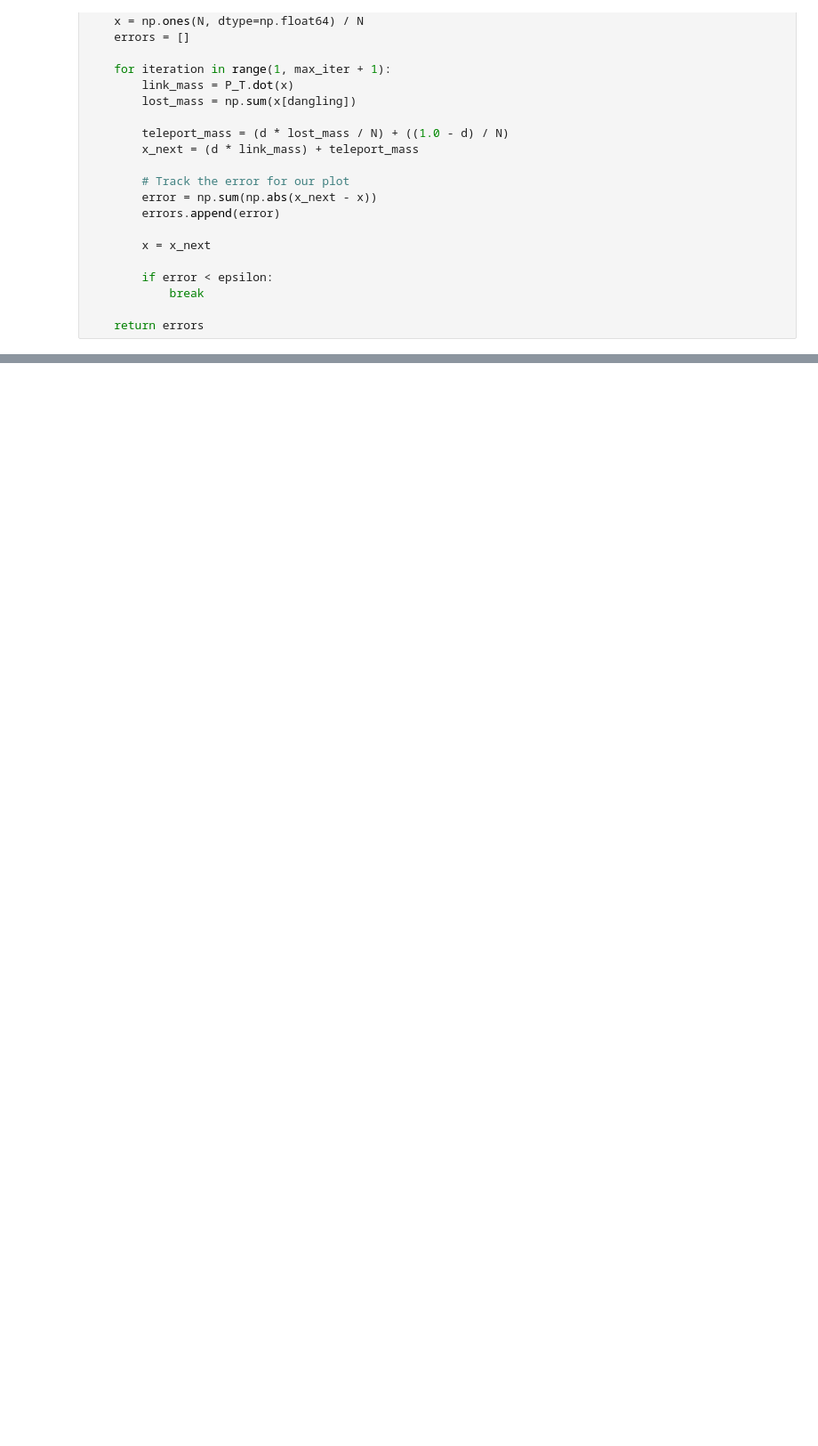
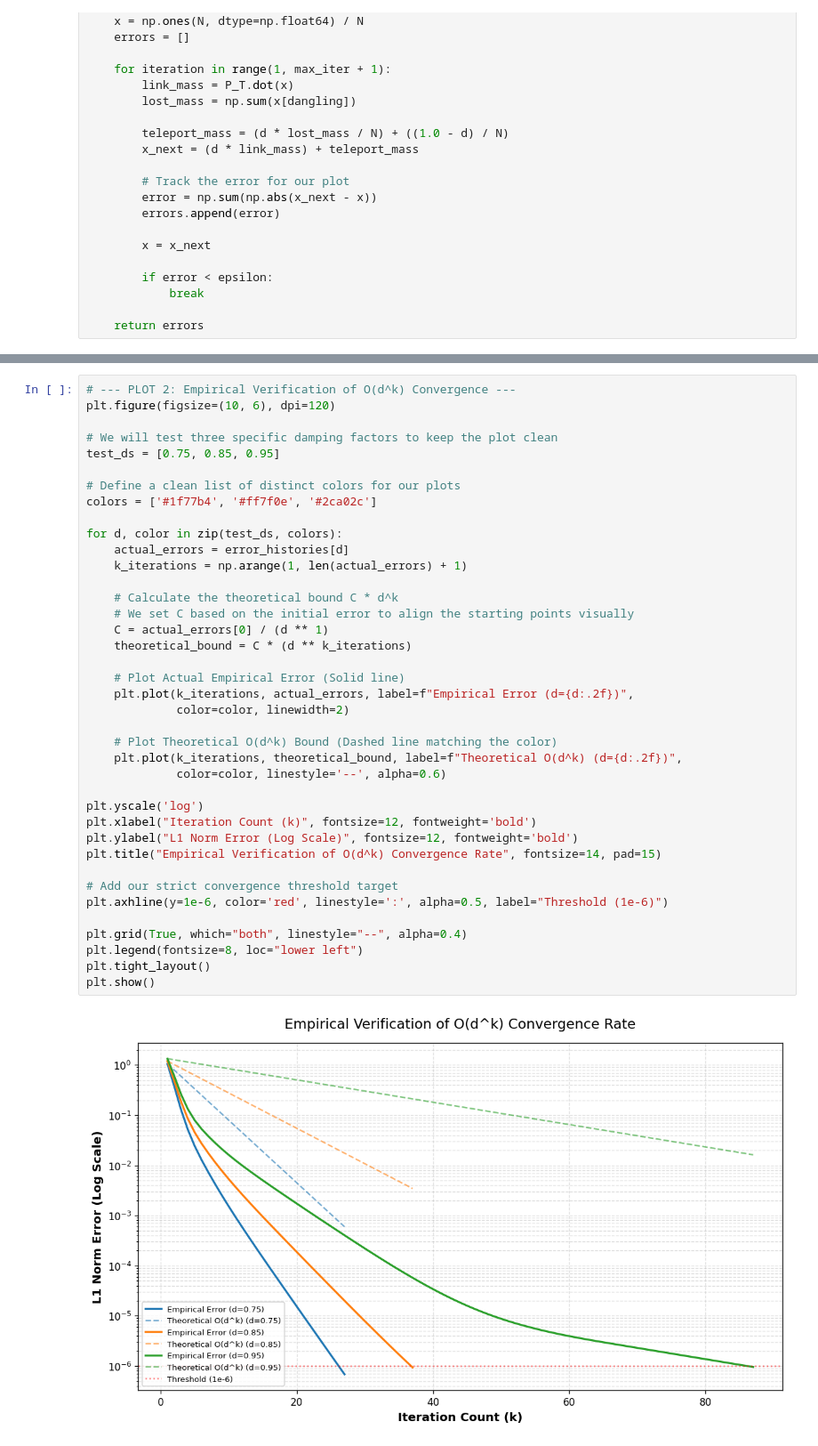
Before and after one commit to Than0316/cp_18_pagerank, a Jupyter notebook: dumping_number_analysis.ipynb, the cells around one changed output, grey strips where cells are left out. Shown at 89% size. Saved outputs shown, nothing was run; the diff lists cells and outputs as text; blank space fills up the shorter version.

```diff
--- a/dumping_number_analysis.ipynb
+++ b/dumping_number_analysis.ipynb
@@ -95,0 +153,41 @@ Running simulations...
+# %%
+# --- PLOT 2: Empirical Verification of O(d^k) Convergence ---
+plt.figure(figsize=(10, 6), dpi=120)
+
+# We will test three specific damping factors to keep the plot clean
+test_ds = [0.75, 0.85, 0.95]
+
+# Define a clean list of distinct colors for our plots
+colors = ['#1f77b4', '#ff7f0e', '#2ca02c']
+
+for d, color in zip(test_ds, colors):
+    actual_errors = error_histories[d]
+    k_iterations = np.arange(1, len(actual_errors) + 1)
+
+    # Calculate the theoretical bound C * d^k
+    # We set C based on the initial error to align the starting points visually
+    C = actual_errors[0] / (d ** 1)
+    theoretical_bound = C * (d ** k_iterations)
+
+    # Plot Actual Empirical Error (Solid line)
+    plt.plot(k_iterations, actual_errors, label=f"Empirical Error (d={d:.2f})",
+             color=color, linewidth=2)
+
+    # Plot Theoretical O(d^k) Bound (Dashed line matching the color)
+    plt.plot(k_iterations, theoretical_bound, label=f"Theoretical O(d^k) (d={d:.2f})",
+             color=color, linestyle='--', alpha=0.6)
+
+plt.yscale('log')
+plt.xlabel("Iteration Count (k)", fontsize=12, fontweight='bold')
+plt.ylabel("L1 Norm Error (Log Scale)", fontsize=12, fontweight='bold')
+plt.title("Empirical Verification of O(d^k) Convergence Rate", fontsize=14, pad=15)
+
+# Add our strict convergence threshold target
+plt.axhline(y=1e-6, color='red', linestyle=':', alpha=0.5, label="Threshold (1e-6)")
+
+plt.grid(True, which="both", linestyle="--", alpha=0.4)
+plt.legend(fontsize=8, loc="lower left")
+plt.tight_layout()
+plt.show()
+# %% [output]
+[figure, added]
```
Also changed, not shown: parts of 6 cells of this notebook.
